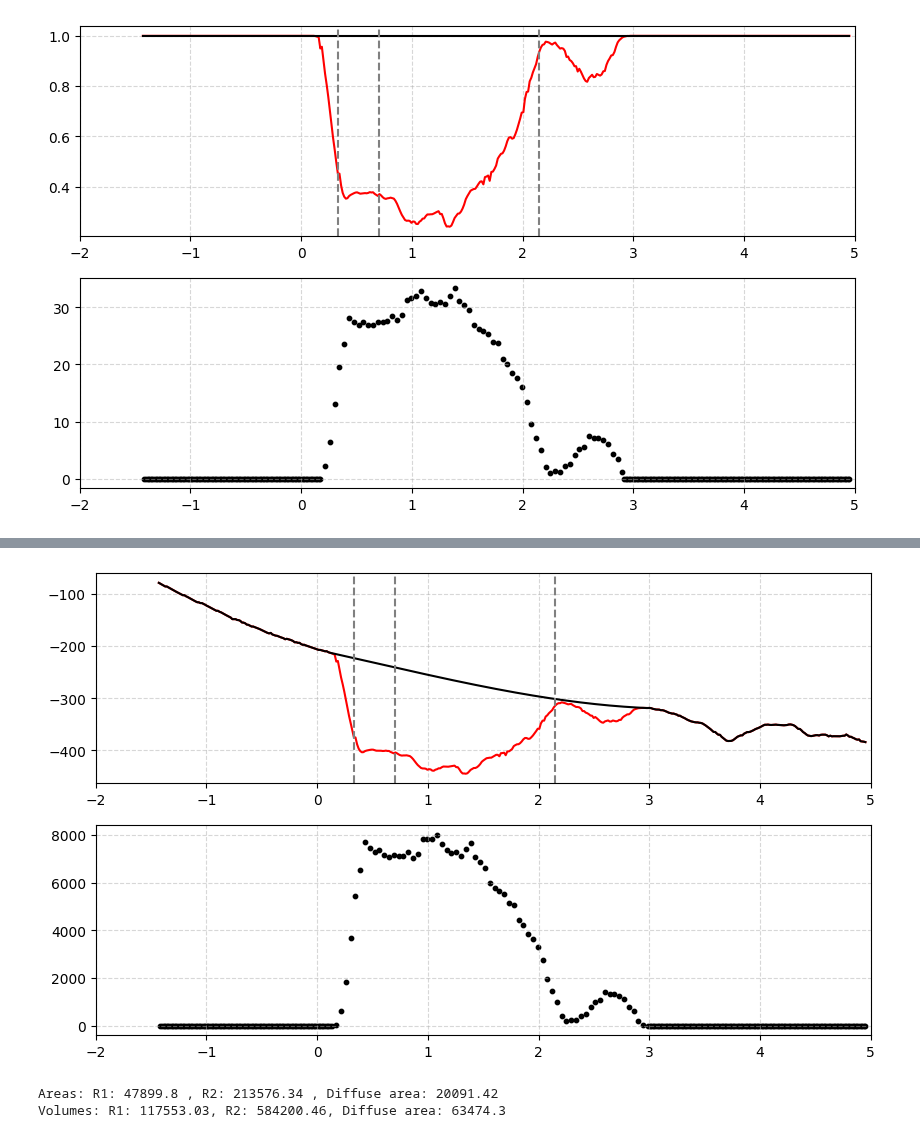
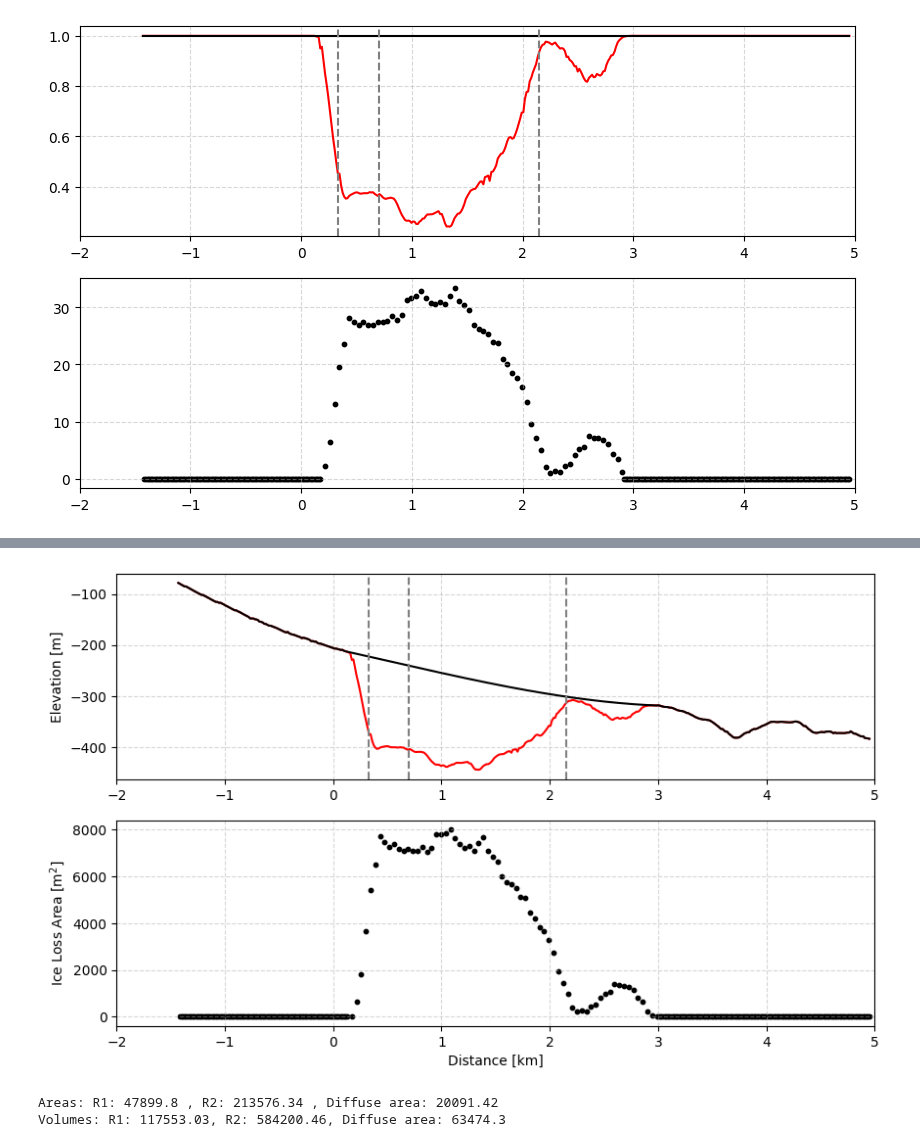
Before and after one commit to lsperezm/Martian_Icy_Scarps, a Jupyter notebook: Code/New_Scarps.ipynb, the cells around one changed output, grey strips where cells are left out. Cells and saved outputs as stored; diff of their text form; code cells hidden in the pictures.

```diff
--- a/Code/New_Scarps.ipynb
+++ b/Code/New_Scarps.ipynb
@@ -1524,19 +1532,24 @@ distS5_cont[2]-distS5_cont[0]
 # %%
 ig, (ax1, ax2) = plt.subplots(2, 1, figsize=(10, 6), sharex=False)
 ax1.plot(distS5_cont-1.43, (elevationS5_cont), color='red', linewidth=1.5)
 ax1.plot(distS5_cont-1.43,(continuum_S5),color='black')
 ax1.axvline(x=0.33,linestyle='--',color='gray')
 ax1.axvline(x=0.7,linestyle='--',color='gray')
 ax1.axvline(x=2.15,linestyle='--',color='gray')
 
 ax2.scatter(locS5,areaS5,s=10,c='k')
 ax2.set_xlim(-2,5)
 ax1.set_xlim(-2,5)
 
 ax1.grid(True, which="both", linestyle="--", alpha=0.5)
 ax2.grid(True, which="both", linestyle="--", alpha=0.5)
+
+ax2.set_xlabel('Distance [km]')
+ax1.set_ylabel('Elevation [m]')
+ax2.set_ylabel(r'Ice Loss Area [m$^2$]')
+plt.savefig('Volume_S5.png')
 # %% [output]
-[figure, old version]
+[figure, new version]
 # %%
 lengths_S5=np.linspace(0.7,5.45,len(areaS5))
 area_R1_S5= 0
```
Also changed, not shown: parts of 6 cells of this notebook, 27 other files.
